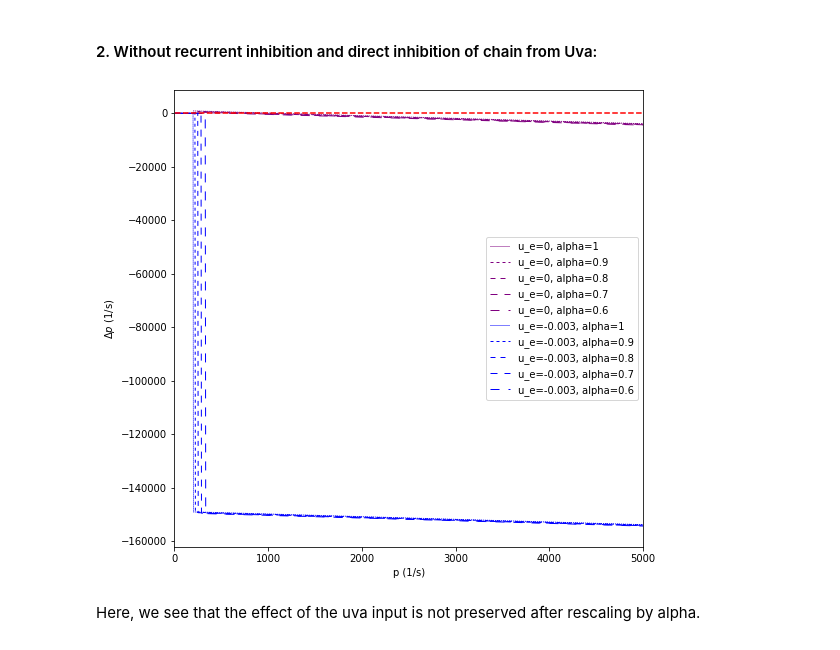
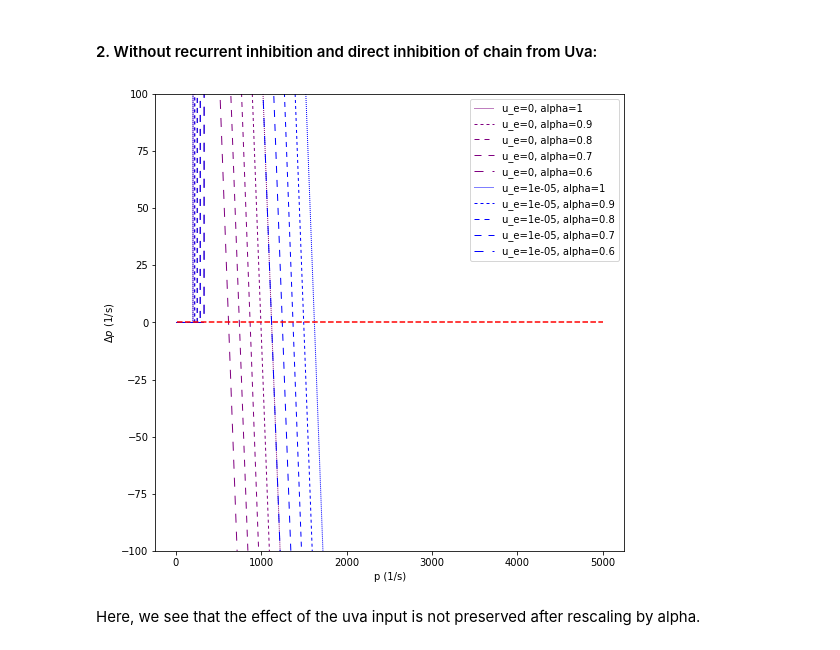
Before and after one commit to davidgbe/synfire_chain_growth, a Jupyter notebook: 1D_chain_bursting_neurons_with_inh_21_05_19/Uva control of 1D chain of bursting neurons with recurrent inhibition.ipynb, the cells around one changed output. Saved outputs shown, nothing was run; the diff lists cells and outputs as text; code cells hidden in the pictures.

```diff
--- a/1D_chain_bursting_neurons_with_inh_21_05_19/Uva control of 1D chain of bursting neurons with recurrent inhibition.ipynb
+++ b/1D_chain_bursting_neurons_with_inh_21_05_19/Uva control of 1D chain of bursting neurons with recurrent inhibition.ipynb
@@ -86,6 +86,10 @@ f_e = 5e3
 
 w_ee = 1.2e-5
 w_ei = 1e-8
+
+w_ee = 1e-4 * dt
+w_ei = 1e-5 * dt
+w_ie_base = -2e-4 * dt
 # %%
 def f_i(p, u=0, alpha=1.):
     x = v_th_i * c_i / (tau_i * (w_ei * alpha * f_e * t_b * p + u))
@@ -98,7 +102,7 @@ def dp(p, u=0, alpha=1, u_e=0):
 # %%
 scale = 1.4
 fig, axs = plt.subplots(3, 1, sharex=True, sharey=False, figsize=(6 * scale, 6 * scale))
-for i, w_ie in enumerate([0, -1e-9, -2e-9]):
+for i, w_ie in enumerate([0, 0.5 * w_ie_base, w_ie_base]):
     p = np.linspace(10, 5000, 1000)
     axs[i].plot(p, dp(p), lw=1., label=f'w_ie = {w_ie}', c='purple')
     axs[i].set_xlabel('p (1/s)')
@@ -121,16 +125,17 @@ This provides a means for controlling the propagation speed of the E cells.
 scale = 1.4
 fig, axs = plt.subplots(1, 1, sharex=True, sharey=False, figsize=(6 * scale, 6 * scale))
 
-w_ie = -1e-9
+w_ie = w_ie_base
+
 colors = ['purple', 'blue', 'orange']
 
-for i, u in enumerate([0, 0.5e-4, 2e-4]):
-    p = np.linspace(10, 5000, 1000)
+for i, u in enumerate([0, 0.5e-1 * dt, 2e-1 * dt]):
+    p = np.linspace(10, 2000, 1000)
     axs.plot(p, dp(p, u), lw=1., label=f'u={u}', c=colors[i])
 axs.set_xlabel('p (1/s)')
 axs.set_ylabel(r'$\Delta p$ (1/s)')
 axs.plot(p, [0] * len(p), '--', c='red')
-axs.set_xlim(0, 5000)
+axs.set_xlim(0, 2000)
 axs.legend()
 plt.show()
 # %% [output]
@@ -147,18 +152,18 @@ Uva could just as easily directly inhibit or excite the chain itself. However, a
 scale = 1.4
 fig, axs = plt.subplots(1, 1, sharex=True, sharey=False, figsize=(6 * scale, 6 * scale))
 
-w_ie = -1e-9
+w_ie = w_ie_base
 
 colors = ['purple', 'blue']
 
-for i, u in enumerate([0, 1e-4]):
+for i, u in enumerate([0, 2e-1 * dt]):
     for j, alpha in enumerate([1, 0.9, 0.8, 0.7, 0.6]):
         p = np.linspace(10, 2500, 1000)
         line, = axs.plot(p, dp(p, u, alpha), lw=1., dashes = ([2 * j + 1] * 4), label=f'u={u}, alpha={alpha}', c=colors[i])
 axs.set_xlabel('p (1/s)')
 axs.set_ylabel(r'$\Delta p$ (1/s)')
 axs.plot(p, [0] * len(p), '--', c='red')
-axs.set_xlim(0, 2500)
+axs.set_xlim(0, 1000)
 axs.set_ylim(-100, 100)
 axs.legend()
 plt.show()
@@ -171,23 +176,24 @@ Here we see that the effect of the uva input is roughly preserved after we resca
 # %%
 scale = 1.4
 fig, axs = plt.subplots(1, 1, sharex=True, sharey=False, figsize=(6 * scale, 6 * scale))
 
 w_ie = 0
 
 colors = ['purple', 'blue']
 
-for i, u_e in enumerate([0, -3e-3]):
+for i, u_e in enumerate([0, 2e-1 * dt]):
     for j, alpha in enumerate([1, 0.9, 0.8, 0.7, 0.6]):
         p = np.linspace(10, 5000, 1000)
         axs.plot(p, dp(p, 0, alpha, u_e=u_e), lw=1., dashes=([2 * j + 1] * 4), label=f'u_e={u_e}, alpha={alpha}', c=colors[i])
 axs.set_xlabel('p (1/s)')
 axs.set_ylabel(r'$\Delta p$ (1/s)')
 axs.plot(p, [0] * len(p), '--', c='red')
-axs.set_xlim(0, 5000)
+# axs.set_xlim(0, 1000)
+axs.set_ylim(-100, 100)
 axs.legend()
 plt.show()
 # %% [output]
-[figure, old version]
+[figure, new version]
 # %% [markdown]
 Here, we see that the effect of the uva input is not preserved after rescaling by alpha.
 # %%
```
Also changed, not shown: parts of 3 cells of this notebook, 3 other files.
